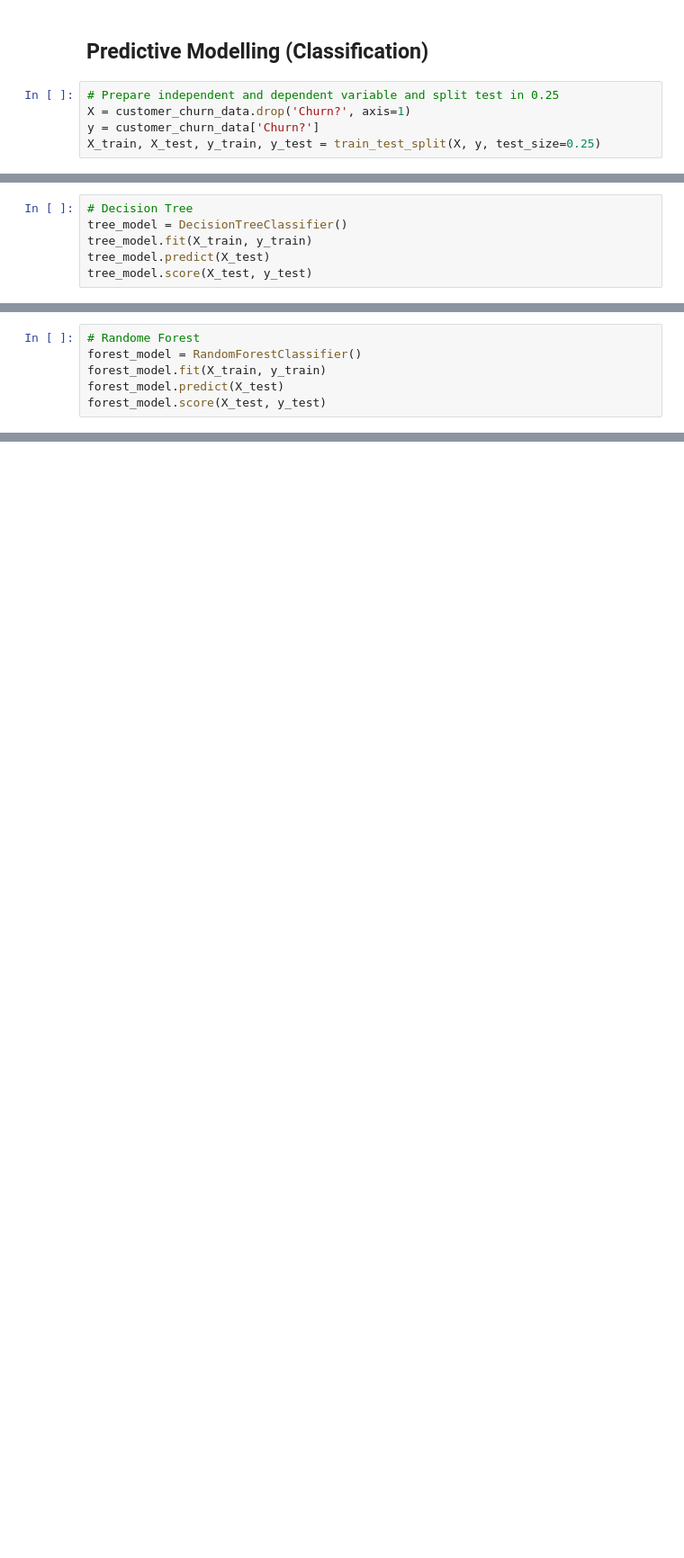
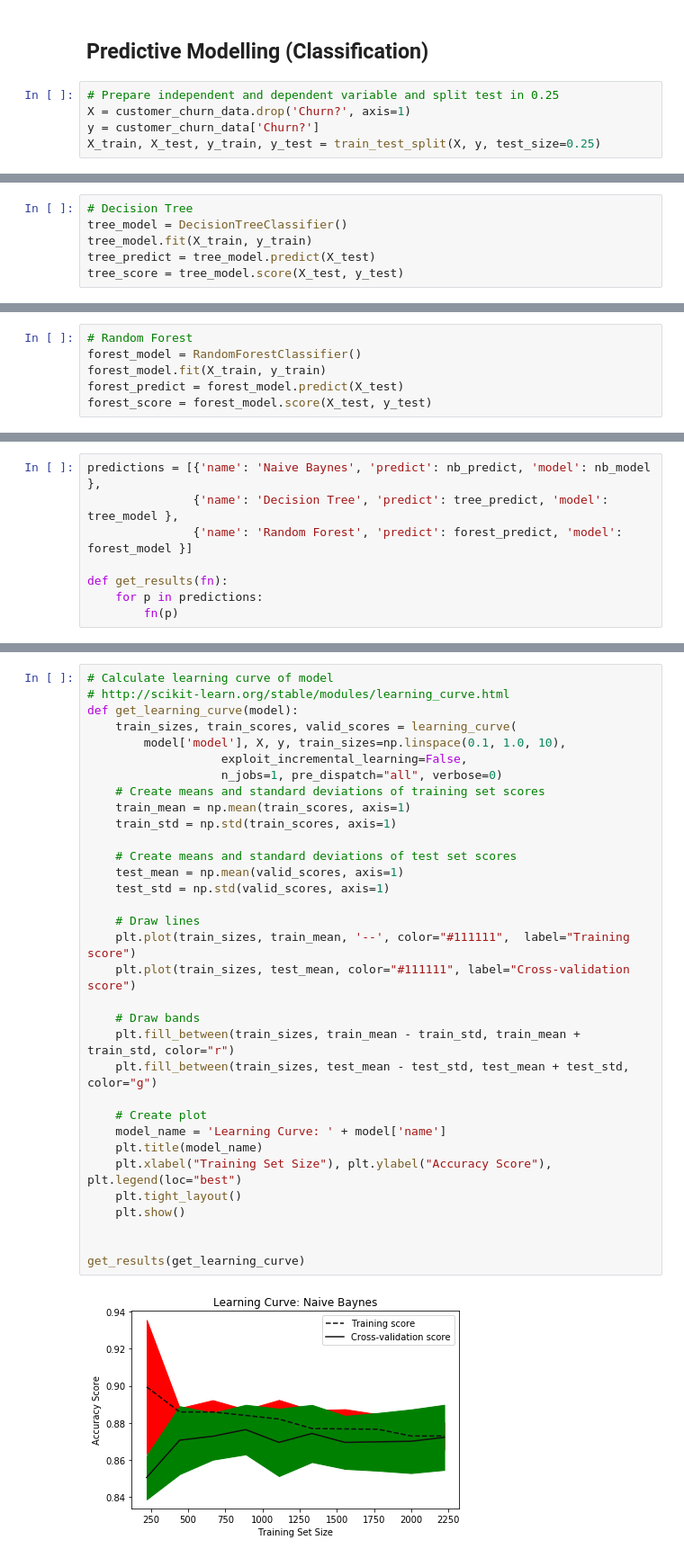
Before and after one commit to JennyYJK/data-dogs-project, a Jupyter notebook: notebook/Data Dogs Group Project .ipynb, the cells around one changed output, grey strips where cells are left out. Shown: that part at 90% size. Cells and saved outputs as stored; diff of their text form; blank space fills up the shorter version.

Commit message:
UI: Added predictive modelling analysis

```diff
--- a/notebook/Data Dogs Group Project .ipynb
+++ b/notebook/Data Dogs Group Project .ipynb
@@ -167,5 +169,5 @@ nb_model.score(X_test, y_test)
 # Decision Tree
 tree_model = DecisionTreeClassifier()
 tree_model.fit(X_train, y_train)
-tree_model.predict(X_test)
-tree_model.score(X_test, y_test)
+tree_predict = tree_model.predict(X_test)
+tree_score = tree_model.score(X_test, y_test)
@@ -174,6 +174,6 @@ tree_model.score(X_test, y_test)
 # %%
-# Randome Forest
+# Random Forest
 forest_model = RandomForestClassifier()
 forest_model.fit(X_train, y_train)
-forest_model.predict(X_test)
-forest_model.score(X_test, y_test)
+forest_predict = forest_model.predict(X_test)
+forest_score = forest_model.score(X_test, y_test)
@@ -181,0 +180,8 @@ forest_model.score(X_test, y_test)
+# %%
+predictions = [{'name': 'Naive Baynes', 'predict': nb_predict, 'model': nb_model },
+               {'name': 'Decision Tree', 'predict': tree_predict, 'model': tree_model },
+               {'name': 'Random Forest', 'predict': forest_predict, 'model': forest_model }]
+
+def get_results(fn):
+    for p in predictions:
+        fn(p)
@@ -181,0 +265,35 @@ forest_model.score(X_test, y_test)
+# %%
+# Calculate learning curve of model
+# http://scikit-learn.org/stable/modules/learning_curve.html
+def get_learning_curve(model):
+    train_sizes, train_scores, valid_scores = learning_curve(
+        model['model'], X, y, train_sizes=np.linspace(0.1, 1.0, 10),
+                   exploit_incremental_learning=False,
+                   n_jobs=1, pre_dispatch="all", verbose=0)
+    # Create means and standard deviations of training set scores
+    train_mean = np.mean(train_scores, axis=1)
+    train_std = np.std(train_scores, axis=1)
+
+    # Create means and standard deviations of test set scores
+    test_mean = np.mean(valid_scores, axis=1)
+    test_std = np.std(valid_scores, axis=1)
+
+    # Draw lines
+    plt.plot(train_sizes, train_mean, '--', color="#111111",  label="Training score")
+    plt.plot(train_sizes, test_mean, color="#111111", label="Cross-validation score")
+
+    # Draw bands
+    plt.fill_between(train_sizes, train_mean - train_std, train_mean + train_std, color="r")
+    plt.fill_between(train_sizes, test_mean - test_std, test_mean + test_std, color="g")
+
+    # Create plot
+    model_name = 'Learning Curve: ' + model['name']
+    plt.title(model_name)
+    plt.xlabel("Training Set Size"), plt.ylabel("Accuracy Score"), plt.legend(loc="best")
+    plt.tight_layout()
+    plt.show()
+
+
+get_results(get_learning_curve)
+# %% [output]
+[figure, added]
```
Also changed, not shown: parts of 11 cells of this notebook.
